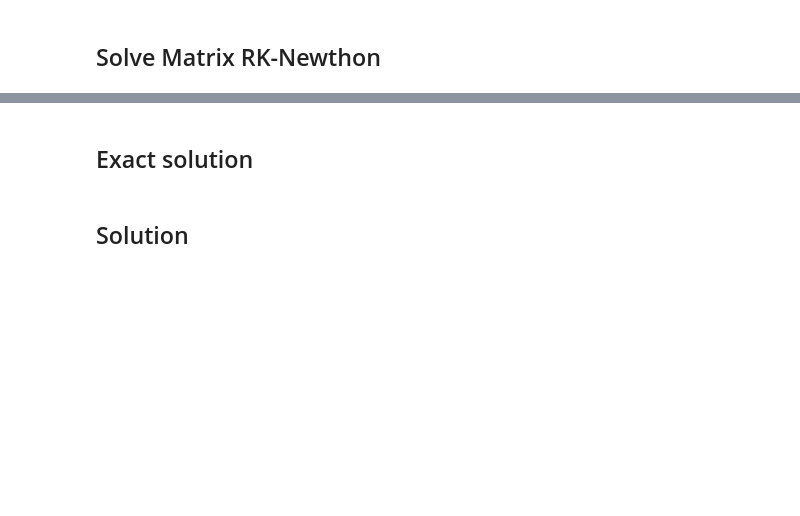
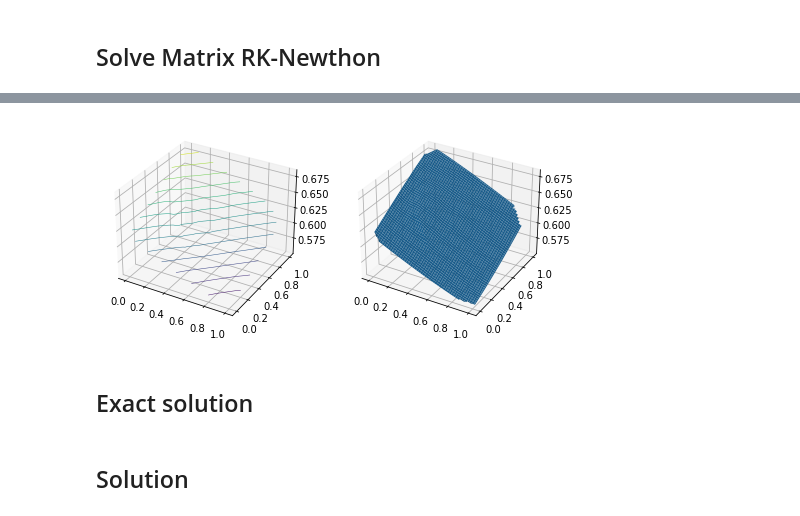
Before and after one commit to alekzandev/Meshless-RBF-Solve-Burger-Equation, a Jupyter notebook: run_solution.ipynb, the cells around one changed output, grey strips where cells are left out. Saved outputs shown, nothing was run; the diff lists cells and outputs as text; code cells hidden in the pictures; blank space fills up the shorter version.

```diff
--- a/run_solution.ipynb
+++ b/run_solution.ipynb
@@ -151,3 +170,48 @@ plt.ylabel("RMSE")
+# %%
+import matplotlib.tri as tri
+from matplotlib import cm
+from scipy.interpolate import griddata
+
+X = np.vstack((uh.Mi, uh.Mb))
+x = X[:,0]
+y = X[:,1]
+z = u_h[:,0]
+
+fig = plt.figure(figsize=plt.figaspect(0.5))
+ax = fig.add_subplot(1, 2, 1, projection='3d')
+
+xi = np.linspace(x.min(),x.max(),100)
+yi = np.linspace(y.min(),y.max(),100)
+# VERY IMPORTANT, to tell matplotlib how is your data organized
+zi = griddata((x, y), z, (xi[None,:], yi[:,None]), method='cubic')
+
+CS = plt.contour(xi,yi,zi,15,linewidths=0.5,color='k')
+ax = fig.add_subplot(1, 2, 2, projection='3d')
+
+xig, yig = np.meshgrid(xi, yi)
+
+surf = ax.plot_surface(xig, yig, zi,
+        linewidth=0)
+
+plt.show()
+# ax.contour(xi, yi, ui, levels=14, linewidths=0.5, colors='k')
+# cntr1 = ax.contourf(xi, yi, ui, levels=14, cmap="RdBu_r")
+
+# #fig.colorbar(cntr1, ax=ax)
+# ax.plot(x, y, 'ko', ms=3)
+# ax.set(xlim=(0, 1), ylim=(0, 1))
+# ax.set_title('grid and contour (%d points, %d grid points)' %
+#               (uh.ni, uh.ni * uh.ni))
+
+# ax.tricontour(x, y, z, levels=14, linewidths=0.5, colors='k')
+# cntr2 = ax.tricontourf(x, y, z, levels=14, cmap="RdBu_r")
+
+# fig.colorbar(cntr2, ax=ax)
+# ax.plot(x, y, 'ko', ms=3)
+# ax.set(xlim=(0, 1), ylim=(0, 1))
+# ax.set_title('tricontour (%d points)' % uh.ni)
+# %% [output]
+[figure, added]
 # %%
 sol_dict = {}
 for ti in range(exp_RK.solution.shape[0]):
```
Also changed, not shown: parts of 16 cells of this notebook, 2 other files.
